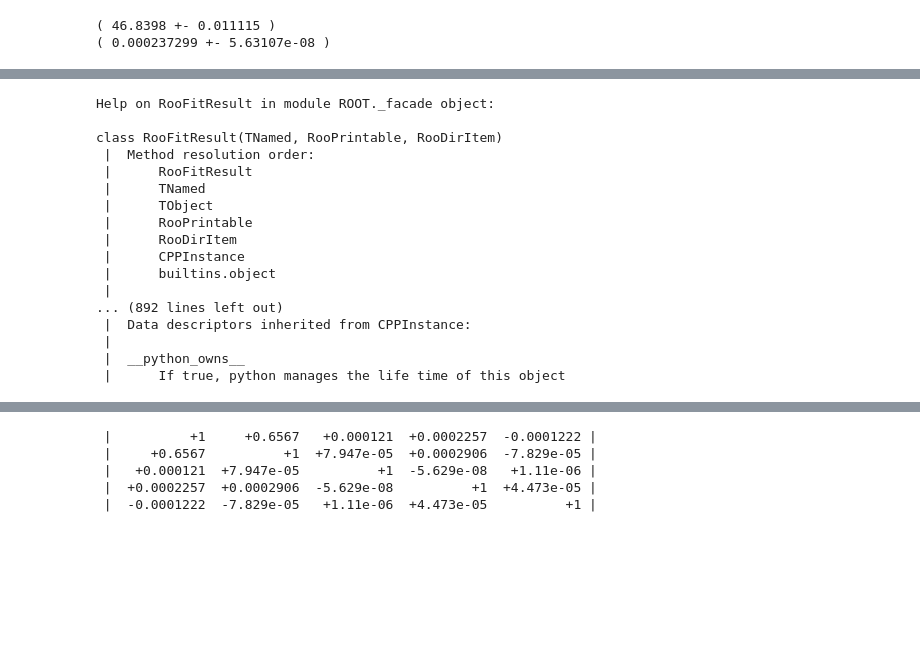
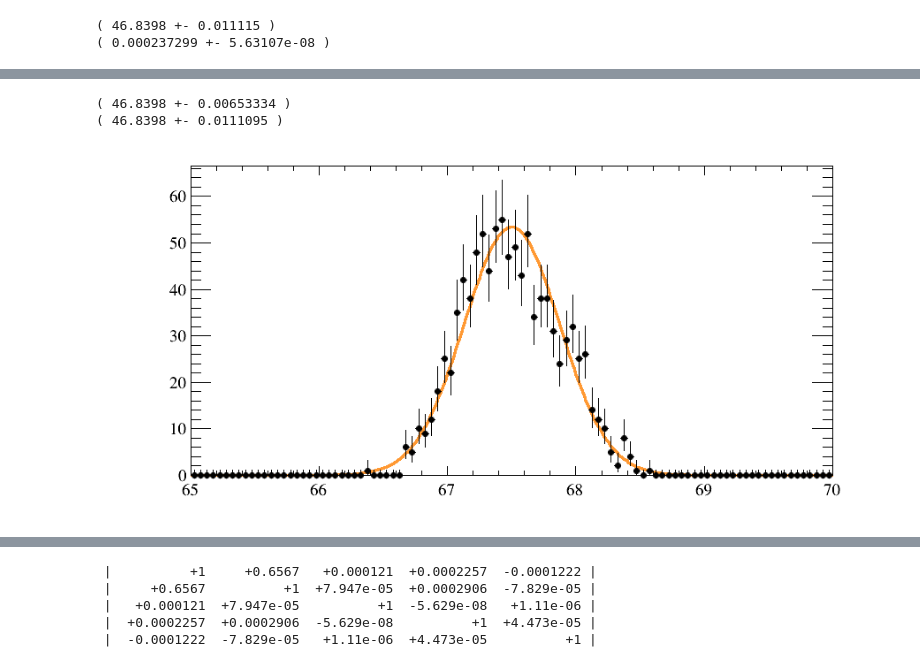
Before and after one commit to aleksha/preamp-calib, a Jupyter notebook: stat/TwoDFit.ipynb, the cells around one changed output, grey strips where cells are left out. Saved outputs shown, nothing was run; the diff lists cells and outputs as text; code cells hidden in the pictures; blank space fills up the shorter version.

```diff
--- a/stat/TwoDFit.ipynb
+++ b/stat/TwoDFit.ipynb
@@ -180,22 +144,12 @@ ro
 +-------------------------------+---------+----------------------------+----------------------------+
 # %%
-help(ro)
+print( ro.divide( 'mu_y_model' , 'mu_x_model' )*1000. )
+print( ro("mu_y_model")[0]/(0.001*ro("mu_x_model")[0]) )
+fx  = model.draw1 ( ds , nbins = 100 )
+fx.Draw()
+canv.Draw()
 # %% [output]
-Help on RooFitResult in module ROOT._facade object:
-
-class RooFitResult(TNamed, RooPrintable, RooDirItem)
- |  Method resolution order:
- |      RooFitResult
- |      TNamed
- |      TObject
- |      RooPrintable
- |      RooDirItem
- |      CPPInstance
- |      builtins.object
- |
-... (892 lines left out)
- |  Data descriptors inherited from CPPInstance:
- |
- |  __python_owns__
- |      If true, python manages the life time of this object
+( 46.8398 +- 0.00653334 )
+( 46.8398 +- 0.0111095 )
+[figure, added]
 # %%
```
Also changed, not shown: parts of 7 cells of this notebook.
